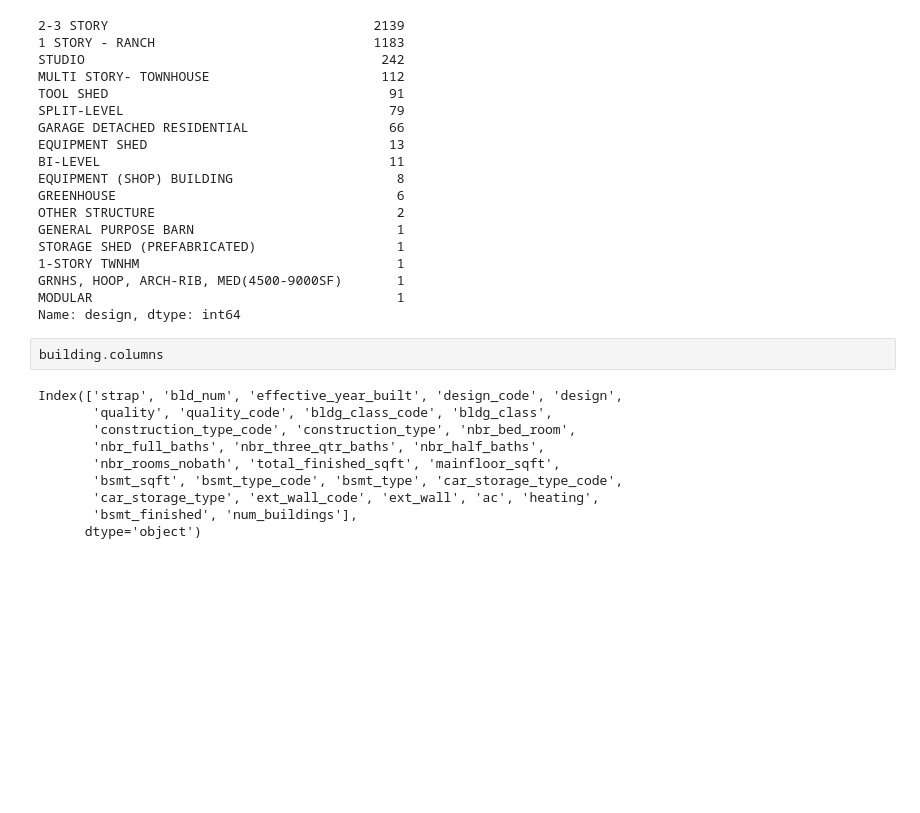
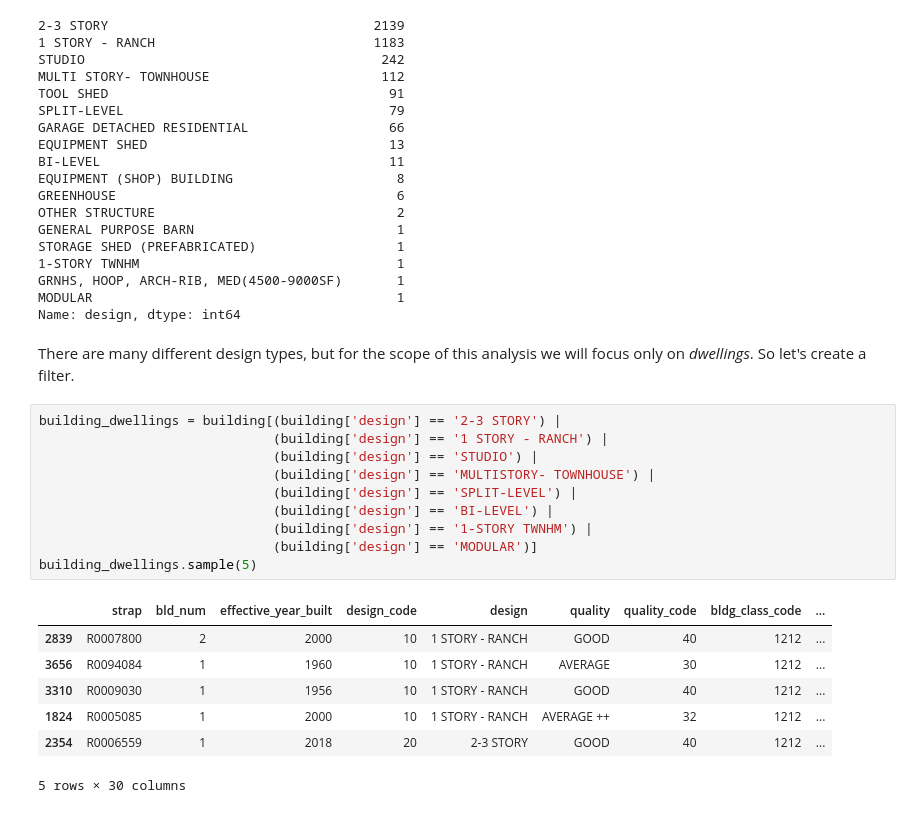
Before and after one commit to JakeMachulcz/Boulder-CO-Market-Value-EDA---KNN-Predictor, a Jupyter notebook: final_project.ipynb, the cells around one changed output. Drawn from its saved outputs; the diff is of its cells as text; blank space fills up the shorter version.

```diff
--- a/final_project.ipynb
+++ b/final_project.ipynb
@@ -612,15 +639,23 @@ STORAGE SHED (PREFABRICATED)                  1
 GRNHS, HOOP, ARCH-RIB, MED(4500-9000SF)       1
 MODULAR                                       1
 Name: design, dtype: int64
-# %%
-building.columns
-# %% [output]
-Index(['strap', 'bld_num', 'effective_year_built', 'design_code', 'design',
-       'quality', 'quality_code', 'bldg_class_code', 'bldg_class',
-       'construction_type_code', 'construction_type', 'nbr_bed_room',
-       'nbr_full_baths', 'nbr_three_qtr_baths', 'nbr_half_baths',
-       'nbr_rooms_nobath', 'total_finished_sqft', 'mainfloor_sqft',
-       'bsmt_sqft', 'bsmt_type_code', 'bsmt_type', 'car_storage_type_code',
-       'car_storage_type', 'ext_wall_code', 'ext_wall', 'ac', 'heating',
-       'bsmt_finished', 'num_buildings'],
-      dtype='object')
+# %% [markdown]
+There are many different design types, but for the scope of this analysis we will focus only on *dwellings*.  So let's create a filter.
+# %%
+building_dwellings = building[(building['design'] == '2-3 STORY') |
+                              (building['design'] == '1 STORY - RANCH') |
+                              (building['design'] == 'STUDIO') |
+                              (building['design'] == 'MULTISTORY- TOWNHOUSE') |
+                              (building['design'] == 'SPLIT-LEVEL') |
+                              (building['design'] == 'BI-LEVEL') |
+                              (building['design'] == '1-STORY TWNHM') |
+                              (building['design'] == 'MODULAR')]
+building_dwellings.sample(5)
+# %% [output]
+|  | strap | bld_num | effective_year_built | design_code | design | quality | quality_code | bldg_class_code | ... |
+| 2839 | R0007800 | 2 | 2000 | 10 | 1 STORY - RANCH | GOOD | 40 | 1212 | ... |
+| 3656 | R0094084 | 1 | 1960 | 10 | 1 STORY - RANCH | AVERAGE | 30 | 1212 | ... |
+| 3310 | R0009030 | 1 | 1956 | 10 | 1 STORY - RANCH | GOOD | 40 | 1212 | ... |
+| 1824 | R0005085 | 1 | 2000 | 10 | 1 STORY - RANCH | AVERAGE ++ | 32 | 1212 | ... |
+| 2354 | R0006559 | 1 | 2018 | 20 | 2-3 STORY | GOOD | 40 | 1212 | ... |
+5 rows × 30 columns
```
Also changed, not shown: parts of 21 cells of this notebook.
